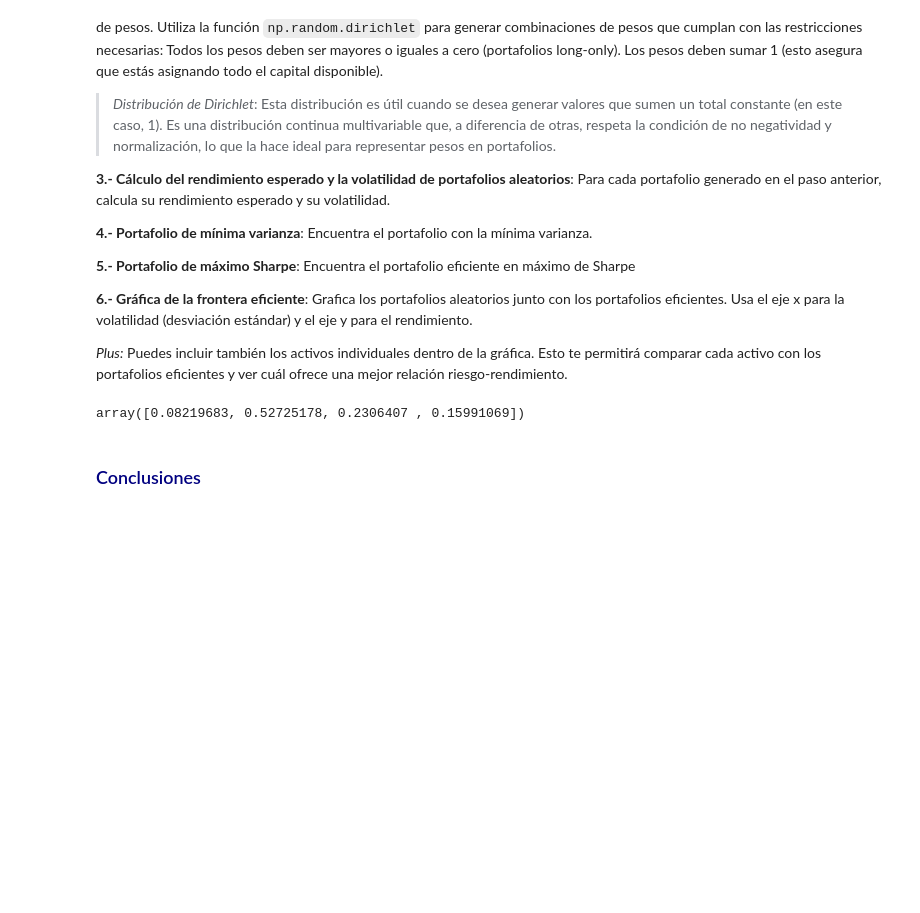
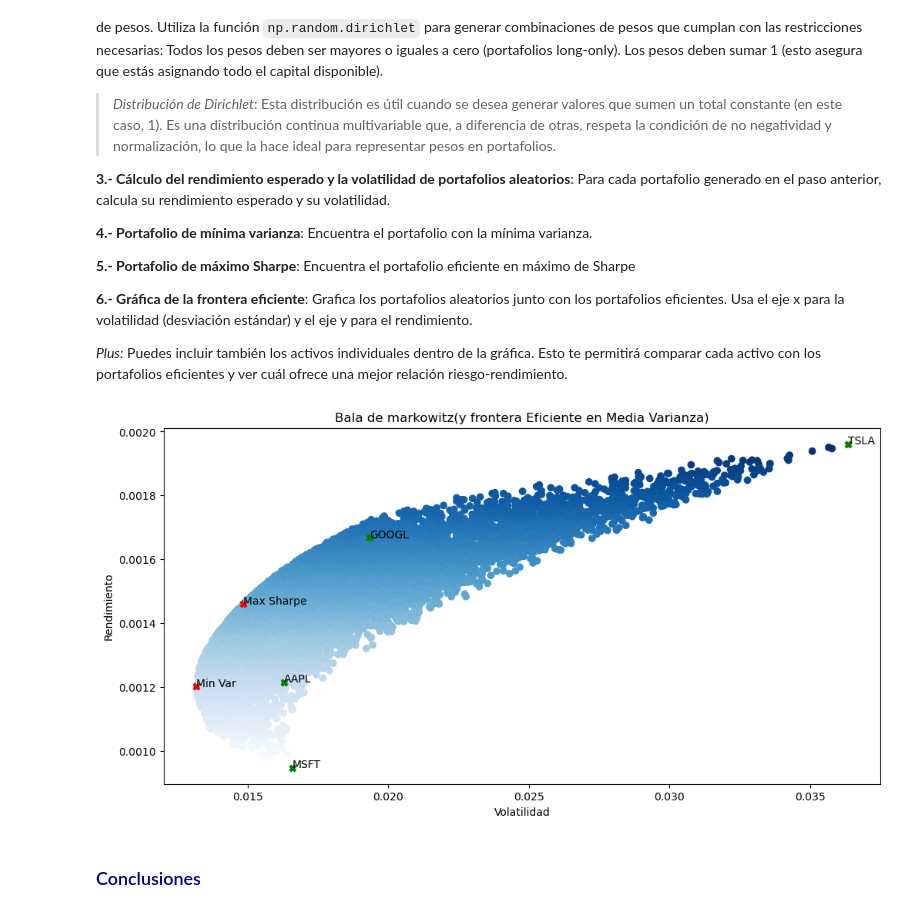
Before and after one commit to Mafergomezf/PORTAFOLIOS-DE-INVERSION, a Jupyter notebook: Modulo-2/11.- Teoría Moderna de Portafolios.ipynb, the cells around one changed output. Saved outputs shown, nothing was run; the diff lists cells and outputs as text; code cells hidden in the pictures; blank space fills up the shorter version.

```diff
--- a/Modulo-2/11.- Teoría Moderna de Portafolios.ipynb
+++ b/Modulo-2/11.- Teoría Moderna de Portafolios.ipynb
@@ -182,5 +182,5 @@ R_min_var * 100 * 252
 # %%
 # Obtener volatilidad del portafolio
-vol_mean_var = np.sqrt(w_min_var.T @ cov @ w_min_var)
-vol_mean_var
+vol_min_var = np.sqrt(w_min_var.T @ cov @ w_min_var)
+vol_min_var
 # %% [output]
@@ -278,6 +278,6 @@ def opt_max_sharpe(price: pd.DataFrame, rf: float):
     return results.x
 # %%
 # Obtener los pesos
-w_max_sharpe=opt_max_sharpe(prices, 0.04)/252
+w_max_sharpe=opt_max_sharpe(prices, 0.04/252)
 dict(zip(prices.columns, w_max_sharpe))
 # %% [output]
@@ -330,26 +330,40 @@ Para dibujar la frontera eficiente de portafolios, sigue estos pasos:
 *Plus:* Puedes incluir también los activos individuales dentro de la gráfica. Esto te permitirá comparar cada activo con los portafolios eficientes y ver cuál ofrece una mejor relación riesgo-rendimiento.
 # %%
 # Generacion de portafolios aleatorios
-np.random.dirichlet(np.ones(n_assets))
+n_port=10000
+w_aleatorio=np.random.dirichlet(np.ones(n_assets), size=n_port)
+
+rend_aleatorio=[]
+vol_aleatorio=[]
+for i in w_aleatorio:
+    rend_aleatorio.append(sum(i*mean))
+    vol_aleatorio.append(np.sqrt(i.T @ cov @ i))
-# %% [output]
-array([0.08219683, 0.52725178, 0.2306407 , 0.15991069])
 # %%
 # Realizar grafica
+plt.figure(figsize=(12,6))
 
 # Scatter plot de portafolios aleatorios
-
-
+plt.scatter(vol_aleatorio, rend_aleatorio,c=rend_aleatorio, cmap='Blues')
 # Scatter plot de Minima Varianza
-
+plt.scatter(vol_min_var, R_min_var, marker='X', color='red')
+plt.text(vol_min_var,R_min_var,'Min Var')
 
 # Scatter plot de Maximo de Sharpe
-
+plt.scatter(vol_max_sharpe, R_max_sharpe, marker='X', color='red')
+plt.text(vol_max_sharpe,R_max_sharpe,'Max Sharpe')
 
 # Nombrar eje x, y, titulo
-
+plt.xlabel("Volatilidad")
+plt.ylabel("Rendimiento")
+plt.title('Bala de markowitz(y frontera Eficiente en Media Varianza)')
 
 
 # Graficar coordenadas de activos individuales
+for i in range(n_assets):
+    plt.scatter(std[i], mean[i], marker='X', color='green')
+    plt.text(std[i], mean.iloc[i], prices.columns[i])
+# %% [output]
+[figure, added]
 # %% [markdown]
 ### <font color='navy'>  Conclusiones
 # %% [markdown]
```
Also changed, not shown: parts of 9 cells of this notebook.
